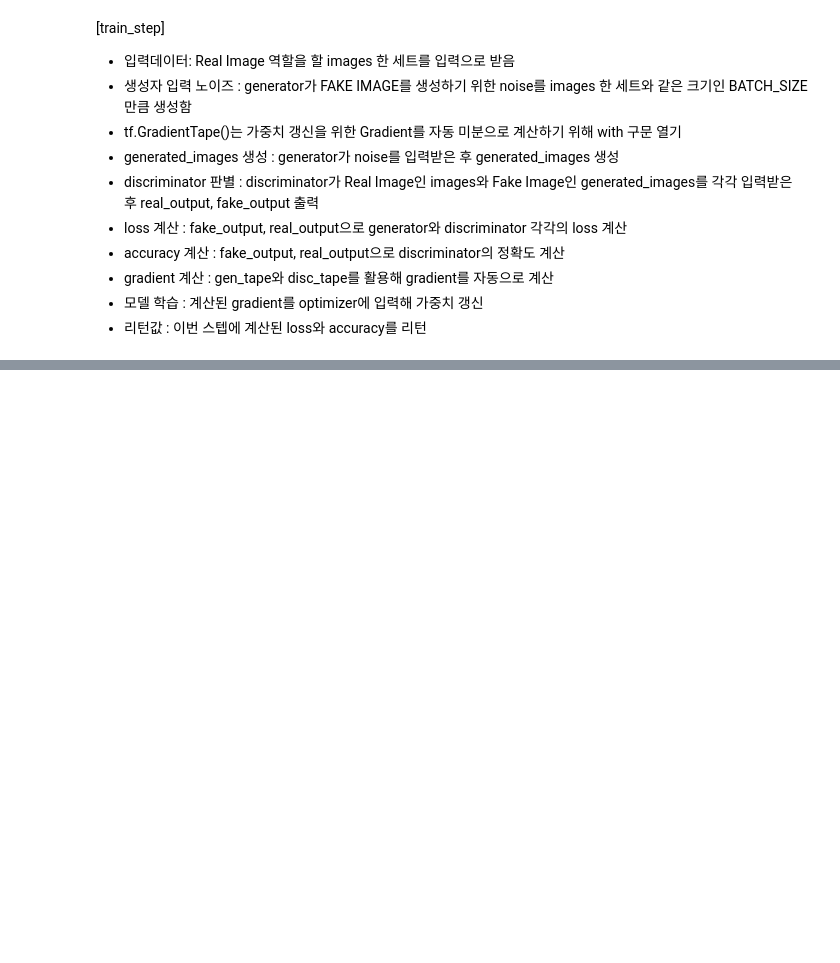
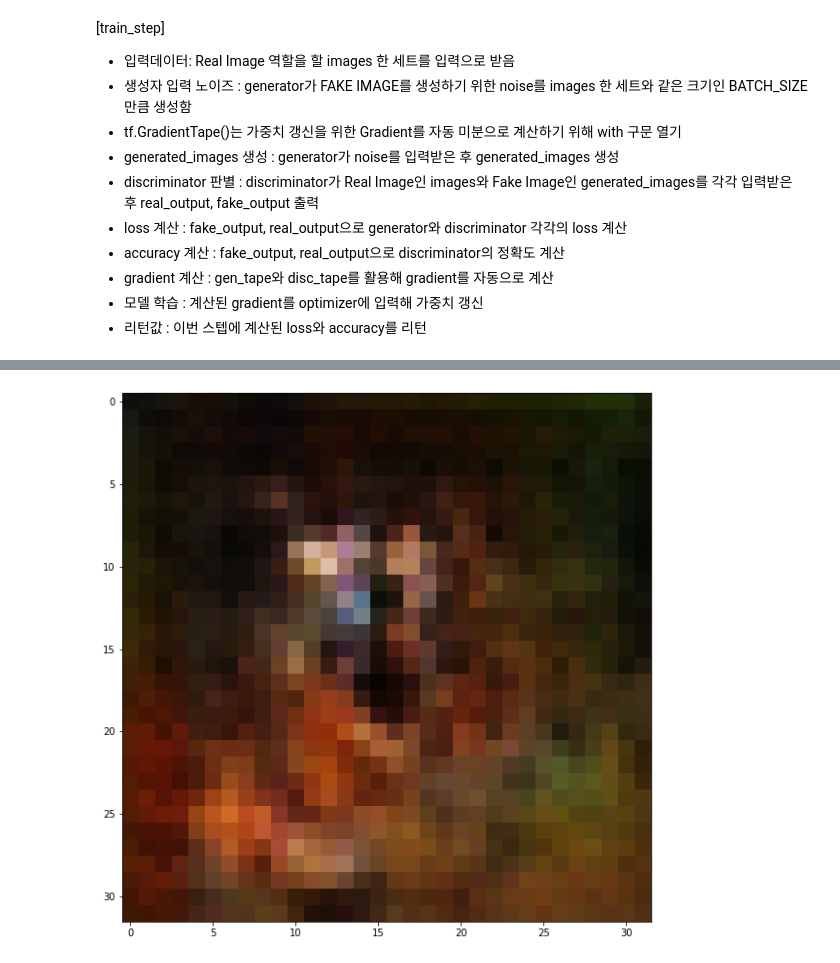
Before and after one commit to edupro2000/afiffel-Exploration-stage, a Jupyter notebook: [E-13] CIFAR-10.ipynb, the cells around one changed output, grey strips where cells are left out. Cells and saved outputs as stored; diff of their text form; code cells hidden in the pictures; blank space fills up the shorter version.

```diff
--- a/[E-13] CIFAR-10.ipynb
+++ b/[E-13] CIFAR-10.ipynb
@@ -159,7 +174,7 @@ def make_discriminator_model():   #함수를 만들어서 언제든 판별자를
     model = tf.keras.Sequential()
 
     # First: Conv2D Layer
-    model.add(layers.Conv2D(64, (5, 5), strides=(2, 2), padding='same', input_shape=[28, 28, 1])) # 사이즈 축소
+    model.add(layers.Conv2D(64, (5, 5), strides=(2, 2), padding='same', input_shape=[32, 32, 3])) # 사이즈 축소
     model.add(layers.LeakyReLU())
     model.add(layers.Dropout(0.3))
 
@@ -327,7 +342,7 @@ def generate_and_save_images(model, epoch, it, sample_seeds):
     plt.show()
 # %%
 from matplotlib.pylab import rcParams
-rcParams['figure.figsize'] = 15, 6    # matlab 차트의 기본 크기를 15,6으로 지정해 줍니다.
+rcParams['figure.figsize'] = 15, 10    # matlab 차트의 기본 크기를 15,10으로 지정해 줍니다.
 
 def draw_train_history(history, epoch):
     # summarize history for loss
@@ -349,7 +364,7 @@ def draw_train_history(history, epoch):
     plt.legend(['fake_accuracy', 'real_accuracy'], loc='upper left')
 
     # training_history 디렉토리에 epoch별로 그래프를 이미지 파일로 저장합니다.
-    plt.savefig('{}/aiffel/dcgan_newimage/fashion/training_history/train_history_{:04d}.png'
+    plt.savefig('{}/aiffel/dcgan_newimage/cifar10/training_history/train_history_{:04d}.png'
                     .format(os.getenv('HOME'), epoch))
     plt.show()
 # %%
@@ -435,0 +462,20 @@ with imageio.get_writer(anim_file, mode='I') as writer:
+# %%
+checkpoint_dir = os.getenv('HOME')+'/aiffel/dcgan_newimage/cifar10/training_checkpoints'
+
+latest = tf.train.latest_checkpoint(checkpoint_dir)
+checkpoint.restore(latest)
+
+generator = checkpoint.generator
+discriminator = checkpoint.discriminator
+
+# 로드한 모델이 정상적으로 이미지를 생성하는지 확인해 봅니다.
+noise = tf.random.normal([1, 100])
+generated_image = generator(noise, training=False)
+
+np_generated = generated_image.numpy()
+np_generated = (np_generated * 127.5) + 127.5   # reverse of normalization
+np_generated = np_generated.astype(int)
+plt.imshow(np_generated[0])
+plt.show()  # 정상적으로 모델이 로드되었다면 랜덤 이미지가 아니라 CIFAR-10 이미지가 그려질 것입니다.
+# %% [output]
+[figure, added]
```
Also changed, not shown: parts of 38 cells of this notebook.
